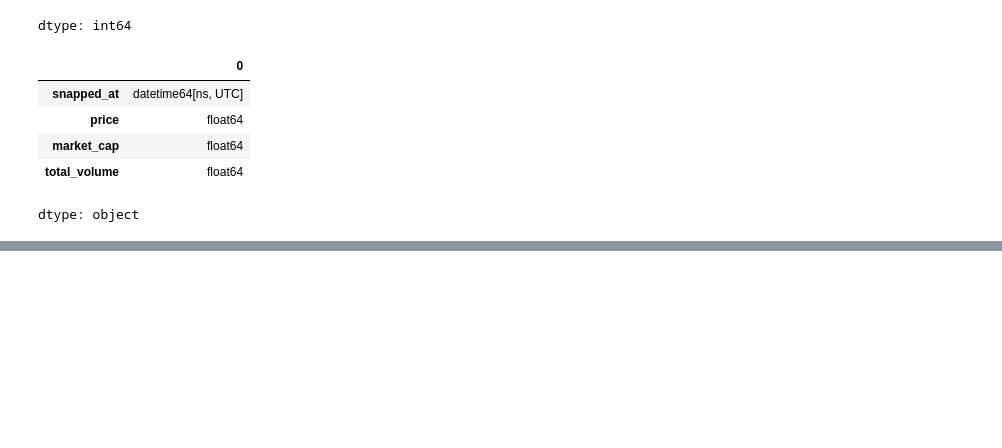
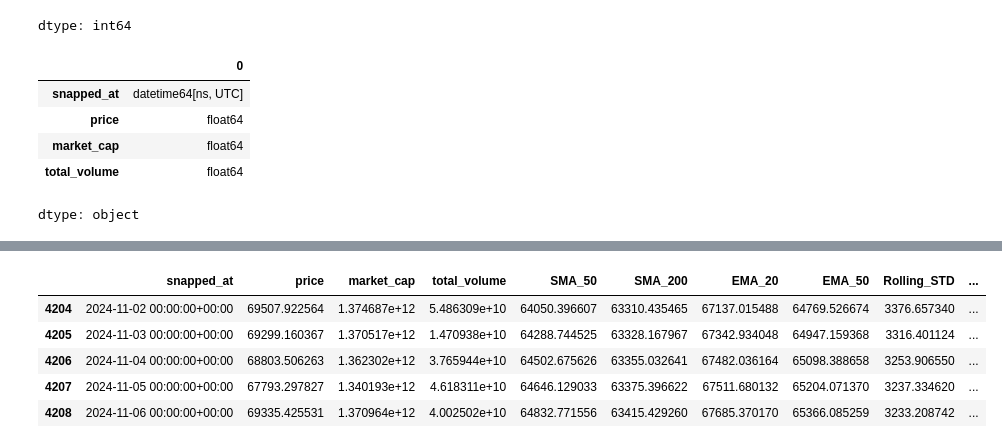
Before and after one commit to SaiTejaBorgam/Data-Science-Project, a Jupyter notebook: Project code.ipynb, the cells around one changed output, grey strips where cells are left out. Cells and saved outputs as stored; diff of their text form; code cells hidden in the pictures; blank space fills up the shorter version.

```diff
--- a/Project code.ipynb
+++ b/Project code.ipynb
@@ -166,3 +168,18 @@ data1.dtypes
 | market_cap | float64 |
 | total_volume | float64 |
 dtype: object
+# %%
+Q1 = Bitcoin["price"].quantile(0.25)
+Q3 = Bitcoin["price"].quantile(0.75)
+IQR = Q3 - Q1
+
+lower_bound = Q1 - 1.5 * IQR
+upper_bound = Q3 + 1.5 * IQR
+
+outliers = Bitcoin[(Bitcoin["price"] < lower_bound) | (Bitcoin["price"] > upper_bound)]
+print("Outliers detected:")
+print(outliers)
+
+Bitcoin_afterclean = Bitcoin[(Bitcoin["price"] >= lower_bound) & (Bitcoin["price"] <= upper_bound)]
+print("Cleaned Data:")
+print(Bitcoin_afterclean)
@@ -168,0 +204,4 @@ dtype: object
+# %%
+#sma- simple moving averages
+Bitcoin_afterclean["SMA_50"] = Bitcoin_afterclean["price"].rolling(window=50).mean()
+Bitcoin_afterclean["SMA_200"] = Bitcoin_afterclean["price"].rolling(window=200).mean()
@@ -168,0 +219,4 @@ dtype: object
+# %%
+#ema- exponential moving averages
+Bitcoin_afterclean["EMA_20"] = Bitcoin_afterclean["price"].ewm(span=20, adjust=False).mean()
+Bitcoin_afterclean["EMA_50"] = Bitcoin_afterclean["price"].ewm(span=50, adjust=False).mean()
@@ -168,0 +234,5 @@ dtype: object
+# %%
+#bollinger bands
+Bitcoin_afterclean["Rolling_STD"] = Bitcoin_afterclean["price"].rolling(window=50).std()
+Bitcoin_afterclean["BB_Upper"] = Bitcoin_afterclean["SMA_50"] + (2 * Bitcoin_afterclean["Rolling_STD"])
+Bitcoin_afterclean["BB_Lower"] = Bitcoin_afterclean["SMA_50"] - (2 * Bitcoin_afterclean["Rolling_STD"])
@@ -168,0 +342,9 @@ dtype: object
+# %%
+Bitcoin_afterclean.tail()
+# %% [output]
+|  | snapped_at | price | market_cap | total_volume | SMA_50 | SMA_200 | EMA_20 | EMA_50 | Rolling_STD | ... |
+| 4204 | 2024-11-02 00:00:00+00:00 | 69507.922564 | 1.374687e+12 | 5.486309e+10 | 64050.396607 | 63310.435465 | 67137.015488 | 64769.526674 | 3376.657340 | ... |
+| 4205 | 2024-11-03 00:00:00+00:00 | 69299.160367 | 1.370517e+12 | 1.470938e+10 | 64288.744525 | 63328.167967 | 67342.934048 | 64947.159368 | 3316.401124 | ... |
+| 4206 | 2024-11-04 00:00:00+00:00 | 68803.506263 | 1.362302e+12 | 3.765944e+10 | 64502.675626 | 63355.032641 | 67482.036164 | 65098.388658 | 3253.906550 | ... |
+| 4207 | 2024-11-05 00:00:00+00:00 | 67793.297827 | 1.340193e+12 | 4.618311e+10 | 64646.129033 | 63375.396622 | 67511.680132 | 65204.071370 | 3237.334620 | ... |
+| 4208 | 2024-11-06 00:00:00+00:00 | 69335.425531 | 1.370964e+12 | 4.002502e+10 | 64832.771556 | 63415.429260 | 67685.370170 | 65366.085259 | 3233.208742 | ... |
```
Also changed, not shown: parts of 31 cells of this notebook.
